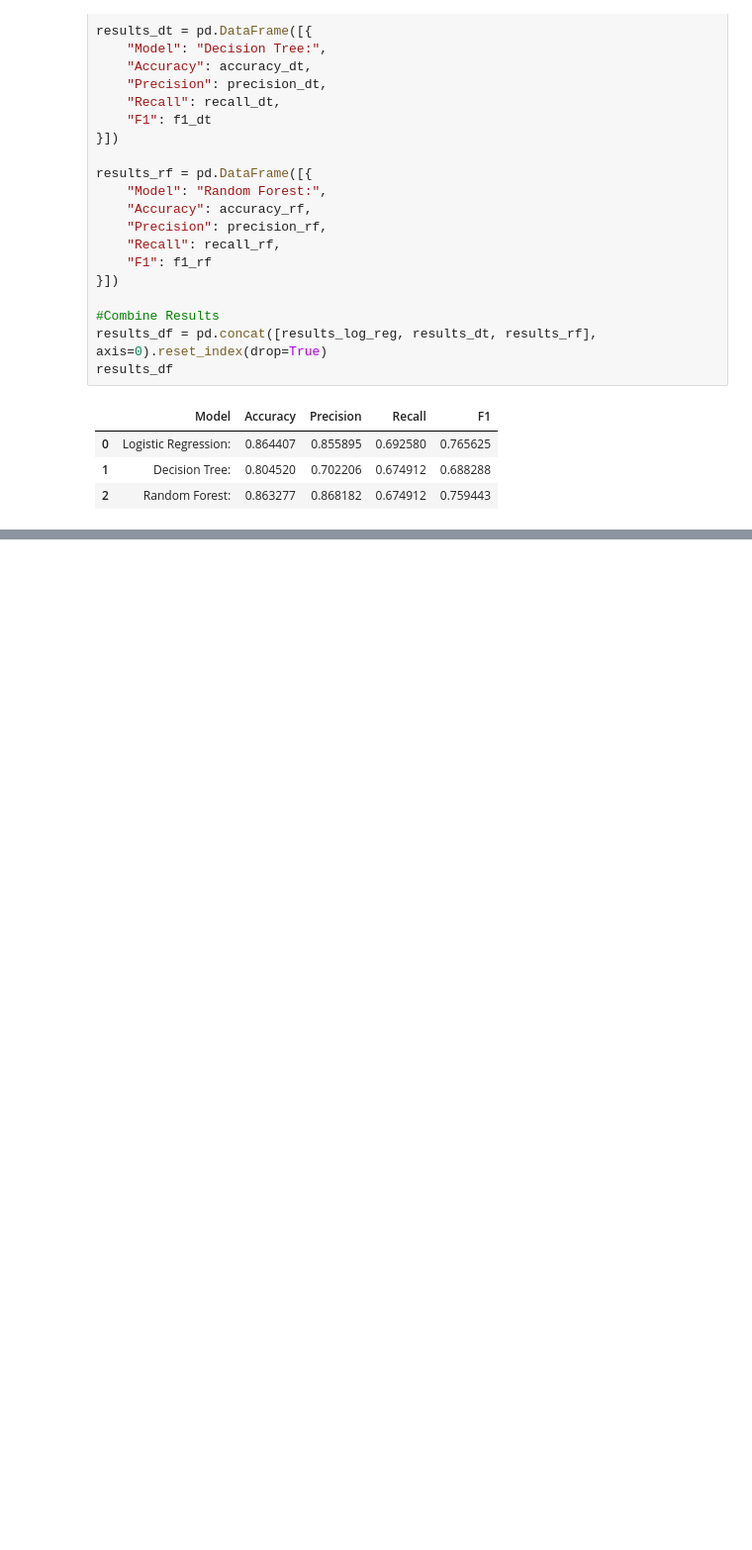
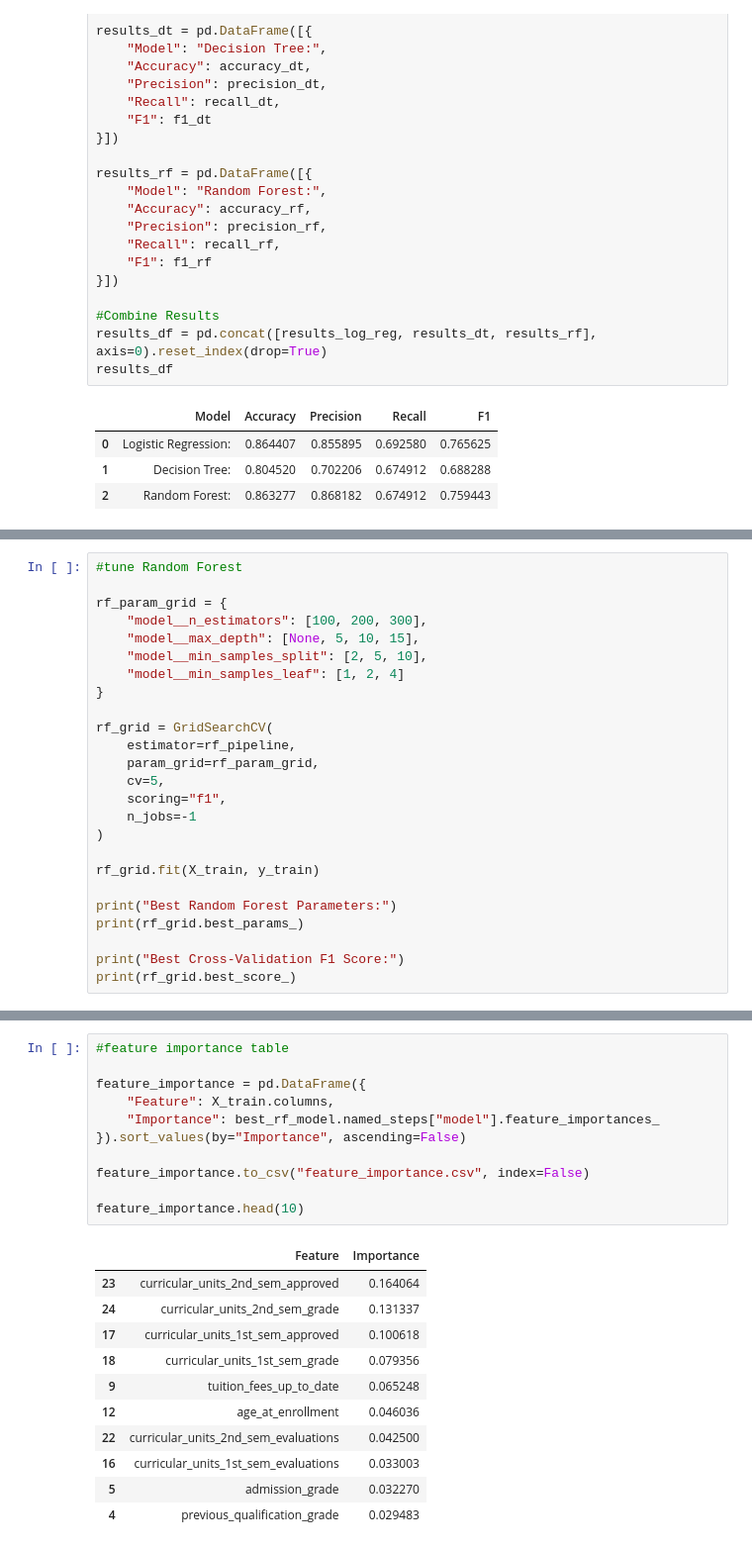
Before and after one commit to Belleairr/student-success-risk-pipeline, a Jupyter notebook: notebooks/03_modeling.ipynb, the cells around one changed output, grey strips where cells are left out. Shown at 99% size. Saved outputs shown, nothing was run; the diff lists cells and outputs as text; blank space fills up the shorter version.

```diff
--- a/notebooks/03_modeling.ipynb
+++ b/notebooks/03_modeling.ipynb
@@ -149,0 +213,25 @@ results_df
+# %%
+#tune Random Forest
+
+rf_param_grid = {
+    "model__n_estimators": [100, 200, 300],
+    "model__max_depth": [None, 5, 10, 15],
+    "model__min_samples_split": [2, 5, 10],
+    "model__min_samples_leaf": [1, 2, 4]
+}
+
+rf_grid = GridSearchCV(
+    estimator=rf_pipeline,
+    param_grid=rf_param_grid,
+    cv=5,
+    scoring="f1",
+    n_jobs=-1
+)
+
+rf_grid.fit(X_train, y_train)
+
+print("Best Random Forest Parameters:")
+print(rf_grid.best_params_)
+
+print("Best Cross-Validation F1 Score:")
+print(rf_grid.best_score_)
@@ -149,0 +337,23 @@ results_df
+# %%
+#feature importance table
+
+feature_importance = pd.DataFrame({
+    "Feature": X_train.columns,
+    "Importance": best_rf_model.named_steps["model"].feature_importances_
+}).sort_values(by="Importance", ascending=False)
+
+feature_importance.to_csv("feature_importance.csv", index=False)
+
+feature_importance.head(10)
+# %% [output]
+|  | Feature | Importance |
+| 23 | curricular_units_2nd_sem_approved | 0.164064 |
+| 24 | curricular_units_2nd_sem_grade | 0.131337 |
+| 17 | curricular_units_1st_sem_approved | 0.100618 |
+| 18 | curricular_units_1st_sem_grade | 0.079356 |
+| 9 | tuition_fees_up_to_date | 0.065248 |
+| 12 | age_at_enrollment | 0.046036 |
+| 22 | curricular_units_2nd_sem_evaluations | 0.042500 |
+| 16 | curricular_units_1st_sem_evaluations | 0.033003 |
+| 5 | admission_grade | 0.032270 |
+| 4 | previous_qualification_grade | 0.029483 |
```
Also changed, not shown: parts of 17 cells of this notebook.
